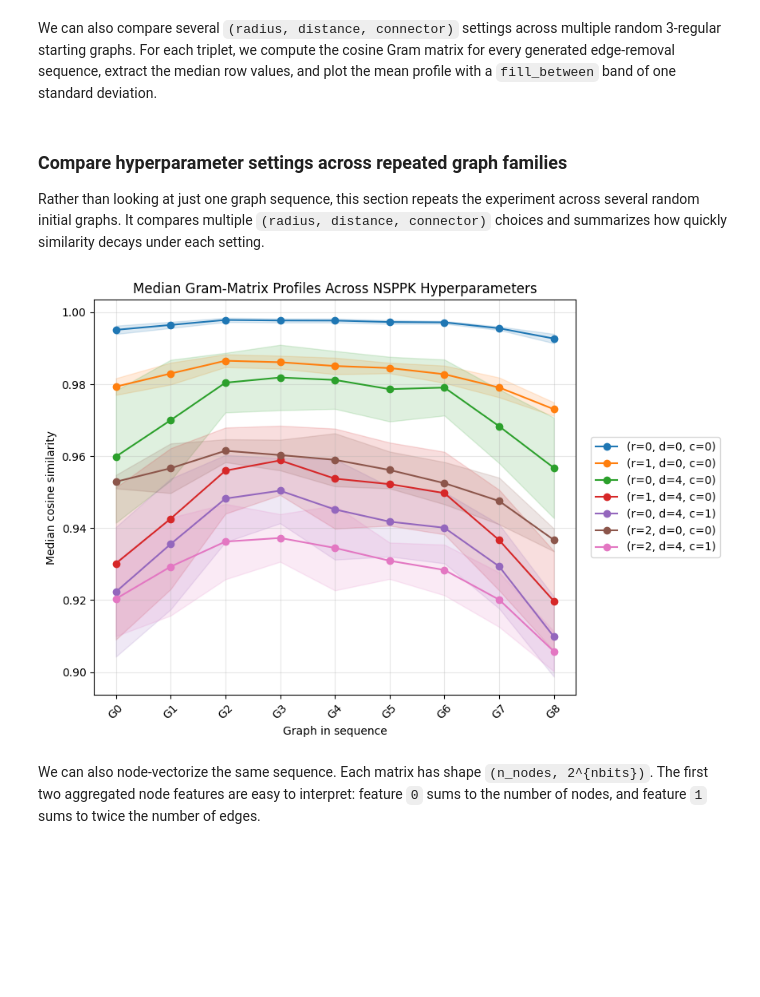
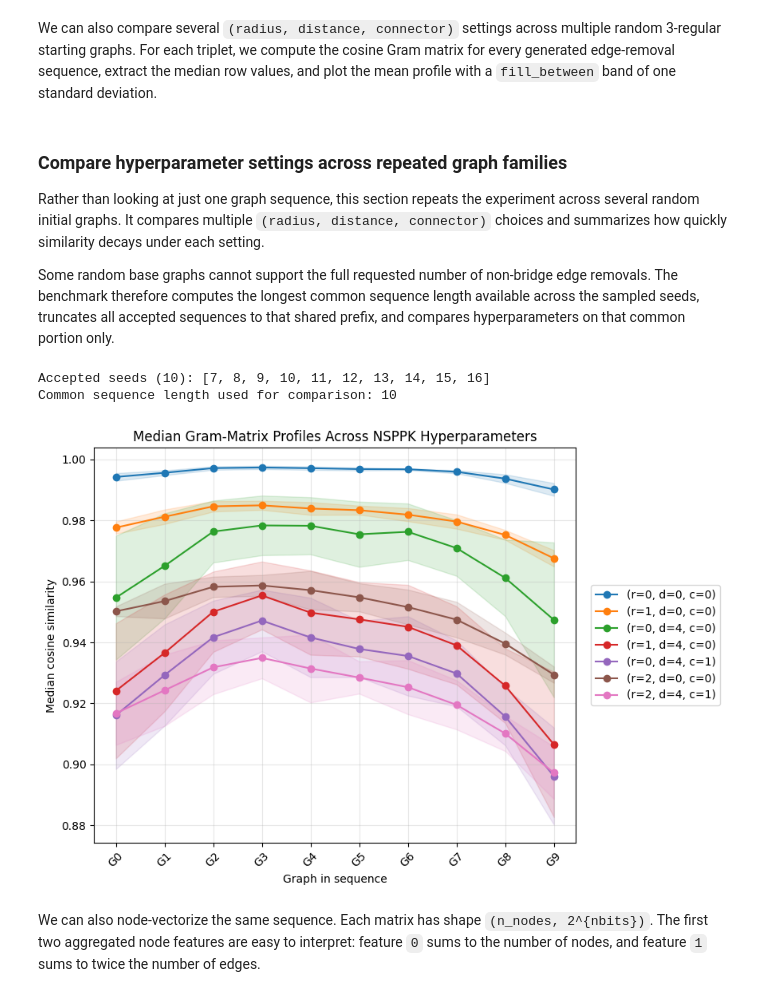
Before and after one commit to Xfcosta/NSPPK, a Jupyter notebook: NSPPK Demo.ipynb, the cells around one changed output. Drawn from its saved outputs; the diff is of its cells as text; code cells hidden in the pictures; blank space fills up the shorter version.

```diff
--- a/NSPPK Demo.ipynb
+++ b/NSPPK Demo.ipynb
@@ -130,7 +130,10 @@ base_graph = create_random_regular_graph(
     seed=7,
 )
 
-graphs, removed_edges = generate_edge_removal_sequence(base_graph, n_steps=5*3-1, seed=3)
+initial_pos = nx.kamada_kawai_layout(base_graph)
+nx.set_node_attributes(base_graph, initial_pos, 'pos')
+
+graphs, removed_edges = generate_edge_removal_sequence(base_graph, n_steps=7*2-1, seed=3)
 graph_labels = [f'G{i}' for i in range(len(graphs))]
 plot_titles = []
 for i, label in enumerate(graph_labels):
@@ -140,5 +143,5 @@ for i, label in enumerate(graph_labels):
         plot_titles.append(f'{label}: remove {removed_edges[i - 1]}')
 
 from utils import plot_graphs
-plot_graphs(graphs, titles=plot_titles, num_graphs_per_row=5)
+plot_graphs(graphs, titles=plot_titles, num_graphs_per_row=7, use_pos=True)
 # %% [output]
@@ -220,6 +224,8 @@ We can also compare several `(radius, distance, connector)` settings across mult
 ### Compare hyperparameter settings across repeated graph families
 
 Rather than looking at just one graph sequence, this section repeats the experiment across several random initial graphs. It compares multiple `(radius, distance, connector)` choices and summarizes how quickly similarity decays under each setting.
+
+Some random base graphs cannot support the full requested number of non-bridge edge removals. The benchmark therefore computes the longest common sequence length available across the sampled seeds, truncates all accepted sequences to that shared prefix, and compares hyperparameters on that common portion only.
 # %%
 hyperparameter_triplets = [
     (0, 0, 0),
@@ -233,9 +239,9 @@ hyperparameter_triplets = [
 num_repetitions = 10
 initial_graph_seed_start = 7
 initial_graph_seeds = list(range(initial_graph_seed_start, initial_graph_seed_start + num_repetitions))
-target_num_graphs = len(graphs)
+requested_num_graphs = len(graphs)
 
-profiles_by_triplet = {triplet: [] for triplet in hyperparameter_triplets}
+generated_sequences = []
 for base_seed in initial_graph_seeds:
     base_graph_rep = create_random_regular_graph(
         num_nodes=16,
@@ -246,11 +252,26 @@ for base_seed in initial_graph_seeds:
     )
     graphs_rep, _ = generate_edge_removal_sequence(
         base_graph_rep,
-        n_steps=target_num_graphs - 1,
+        n_steps=requested_num_graphs - 1,
         seed=3,
     )
-    if len(graphs_rep) != target_num_graphs:
-        raise ValueError(f'Seed {base_seed} produced only {len(graphs_rep)} graphs; expected {target_num_graphs}.')
+    generated_sequences.append((base_seed, graphs_rep))
+
+usable_sequences = [(base_seed, graphs_rep) for base_seed, graphs_rep in generated_sequences if len(graphs_rep) >= 2]
+if not usable_sequences:
+    raise ValueError('No seed produced a usable connected sequence.')
+
+common_num_graphs = min(len(graphs_rep) for _, graphs_rep in usable_sequences)
+common_graph_labels = graph_labels[:common_num_graphs]
+profiles_by_triplet = {triplet: [] for triplet in hyperparameter_triplets}
+accepted_seeds = []
+truncated_seeds = []
+
+for base_seed, graphs_rep in usable_sequences:
+    if len(graphs_rep) > common_num_graphs:
+        truncated_seeds.append((base_seed, len(graphs_rep), common_num_graphs))
+    graphs_rep = graphs_rep[:common_num_graphs]
+    accepted_seeds.append(base_seed)
 
     for triplet in hyperparameter_triplets:
         radius, distance, connector = triplet
@@ -264,37 +285,44 @@ for base_seed in initial_graph_seeds:
         K_triplet = pairwise_kernels(X_triplet, metric='cosine')
         profiles_by_triplet[triplet].append(np.median(K_triplet, axis=0))
 
+print(f'Accepted seeds ({len(accepted_seeds)}): {accepted_seeds}')
+print(f'Common sequence length used for comparison: {common_num_graphs}')
+if truncated_seeds:
+    print('Truncated seeds:', truncated_seeds)
+
 plt.figure(figsize=(11, 6))
 for radius, distance, connector in hyperparameter_triplets:
     triplet = (radius, distance, connector)
     profiles = np.vstack(profiles_by_triplet[triplet])
     mean_profile = profiles.mean(axis=0)
     std_profile = profiles.std(axis=0)
-    x = np.arange(target_num_graphs)
+    x = np.arange(common_num_graphs)
     line, = plt.plot(
         x,
         mean_profile,
         marker='o',
         label=f'(r={radius}, d={distance}, c={connector})',
     )
     plt.fill_between(
         x,
         mean_profile - std_profile,
         mean_profile + std_profile,
         color=line.get_color(),
         alpha=0.15,
     )
 
-plt.xticks(range(target_num_graphs), graph_labels, rotation=45)
+plt.xticks(range(common_num_graphs), common_graph_labels, rotation=45)
 plt.xlabel('Graph in sequence')
 plt.ylabel('Median cosine similarity')
 plt.title('Median Gram-Matrix Profiles Across NSPPK Hyperparameters')
 plt.grid(True, alpha=0.3)
 plt.legend(loc='center left', bbox_to_anchor=(1.02, 0.5))
 plt.tight_layout(rect=(0, 0, 0.8, 1))
 plt.show()
 # %% [output]
+Accepted seeds (10): [7, 8, 9, 10, 11, 12, 13, 14, 15, 16]
+Common sequence length used for comparison: 10
-[figure, old version]
+[figure, new version]
 # %% [markdown]
 We can also node-vectorize the same sequence. Each matrix has shape `(n_nodes, 2^{nbits})`. The first two aggregated node features are easy to interpret: feature `0` sums to the number of nodes, and feature `1` sums to twice the number of edges.
 # %% [markdown]
```
Also changed, not shown: parts of 3 cells of this notebook, 2 other files.
